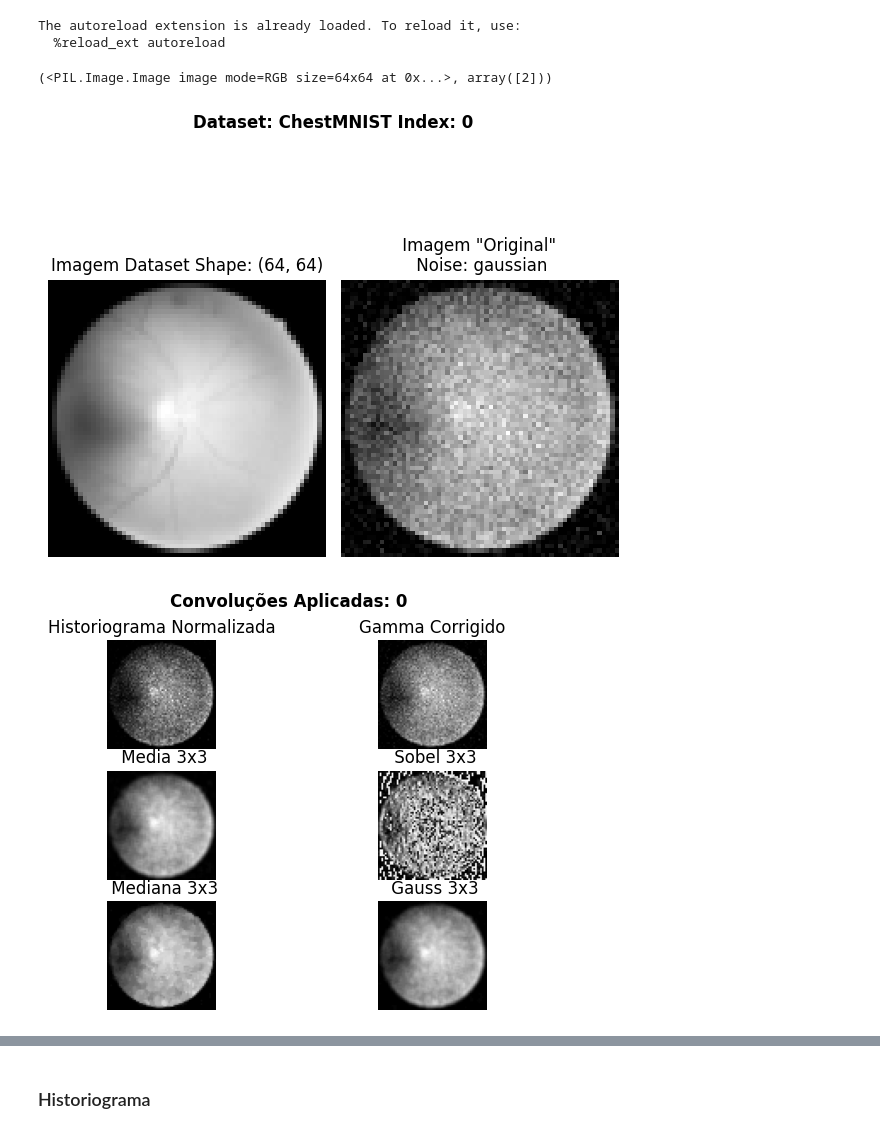
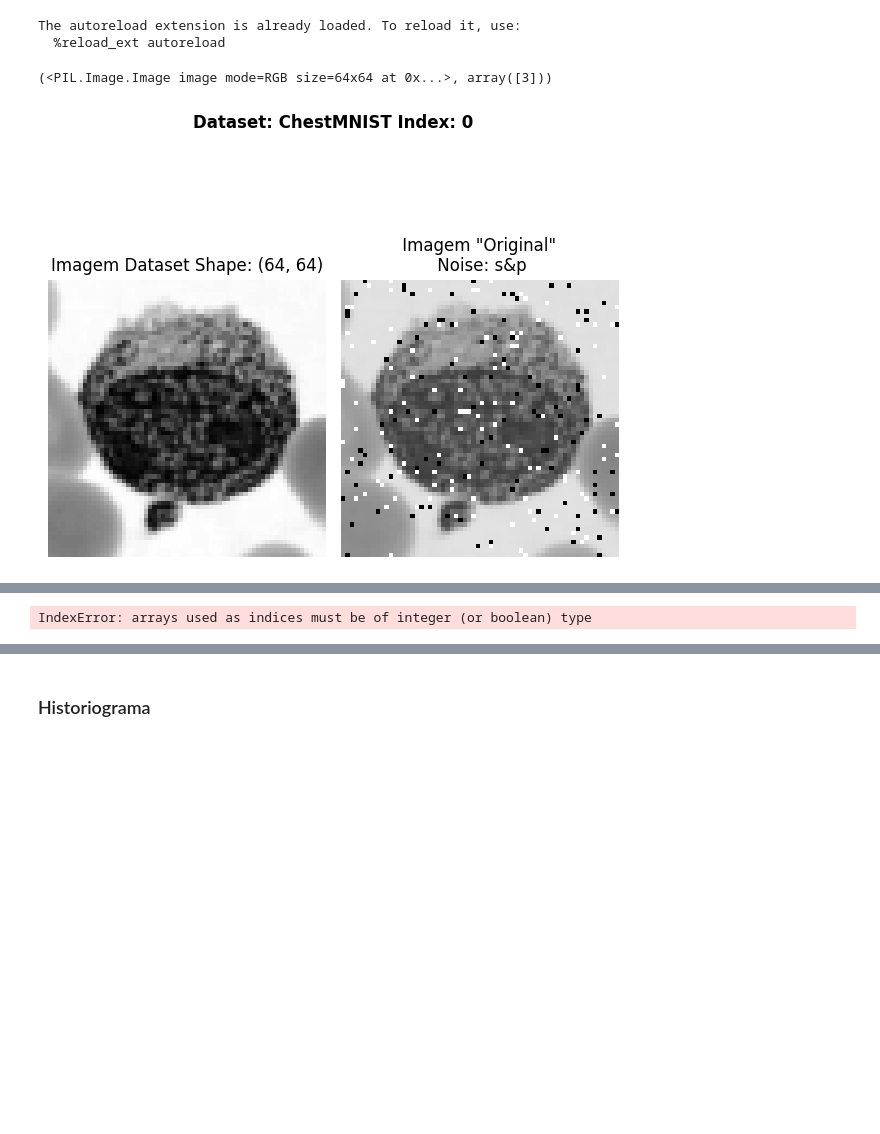
Before and after one commit to alex-cetti/pd1_m1, a Jupyter notebook: main_notebook.ipynb, the cells around one changed output, grey strips where cells are left out. Drawn from its saved outputs; the diff is of its cells as text; code cells hidden in the pictures; blank space fills up the shorter version.

```diff
--- a/main_notebook.ipynb
+++ b/main_notebook.ipynb
@@ -22,10 +22,10 @@ def draw_hist(x_axis, input):
     return fig, ax
 # %%
 ##
-raw_ds = dataset.create_dataset(3, True)
+raw_ds = dataset.create_dataset(1, False)
 ##
 modes = ["gaussian","localvar", "poisson", "salt", "pepper", "s&p" ,  "speckle"]
-noise_mode = modes[0]
+noise_mode = modes[5]
 n_ds = []
 ##
 
@@ -60,10 +60,10 @@ for i in range(len(raw_ds)):
     conv_mediana = proc.convolution(img_gamma, "Mediana")
     conv_gauss = proc.convolution(img_gamma, "Gauss")
     conv_media = proc.convolution(img_gamma, "Media")
-    connv_sobel = proc.convolution(img_gamma, "sobel")
+    connv_sobel = proc.convolution(img_gamma, "Gauss")
 
 
-    fig, axs = plt.subplots(3, 2)
+    fig, axs = plt.subplots(3, 2, figsize=(6, 6))
     fig.suptitle(f"Convoluções Aplicadas: {i}" , fontsize=12, fontweight='bold')
 
     axs[0,0].imshow(img_eq, cmap='gray')
@@ -100,33 +100,32 @@ for i in range(len(raw_ds)):
 
     ## Testes
 
 
     #3Show one img
 
     #plt.figure(figsize=(3, 3))
     #plt.imshow(img_eq, cmap="gray")
     #plt.title("Historiograma Normalizada")
     #plt.show()
 
 
 
     #point_start, point_count = metricas.hist(img)
     #draw_hist(point_start, point_count)
     #plt.title("Histograma Orginal")
     #plt.show()
 
     ### Normalizaco historigrama pelo cv2
     #img_eq_cv2 = cv2.equalizeHist(n_img)
 
     #plt.figure(figsize=(3, 3))
     #plt.imshow(img_eq_cv2, cmap="gray")
     #plt.title("Resultado cv2.equalizeHist()")
     #plt.show()
     #point_start, point_count = metricas.hist(img_eq_cv2)
     #draw_hist(point_start, point_count)
     #plt.title("Histograma  cv2.equalizeHist()")
     #plt.show()
 # %% [output]
-(<PIL.Image.Image image mode=RGB size=64x64 at 0x...>, array([2]))
+(<PIL.Image.Image image mode=RGB size=64x64 at 0x...>, array([3]))
-[figure, old version]
+[figure, new version]
-[figure, removed]
@@ -136,0 +132 @@ for i in range(len(raw_ds)):
+IndexError: arrays used as indices must be of integer (or boolean) type
```
Also changed, not shown: parts of 2 cells of this notebook, 3 other files.
